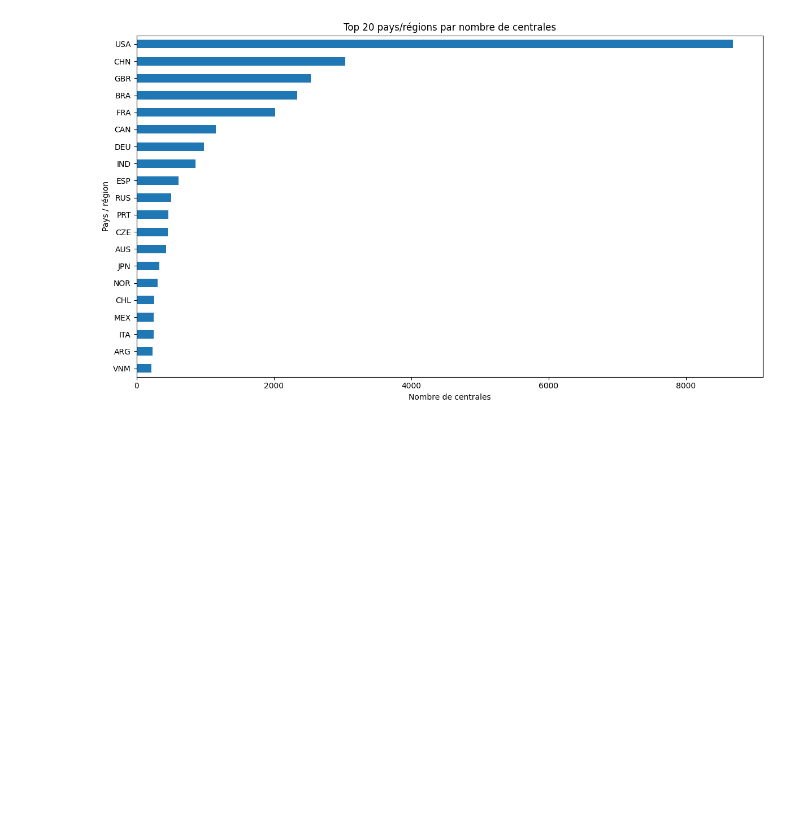
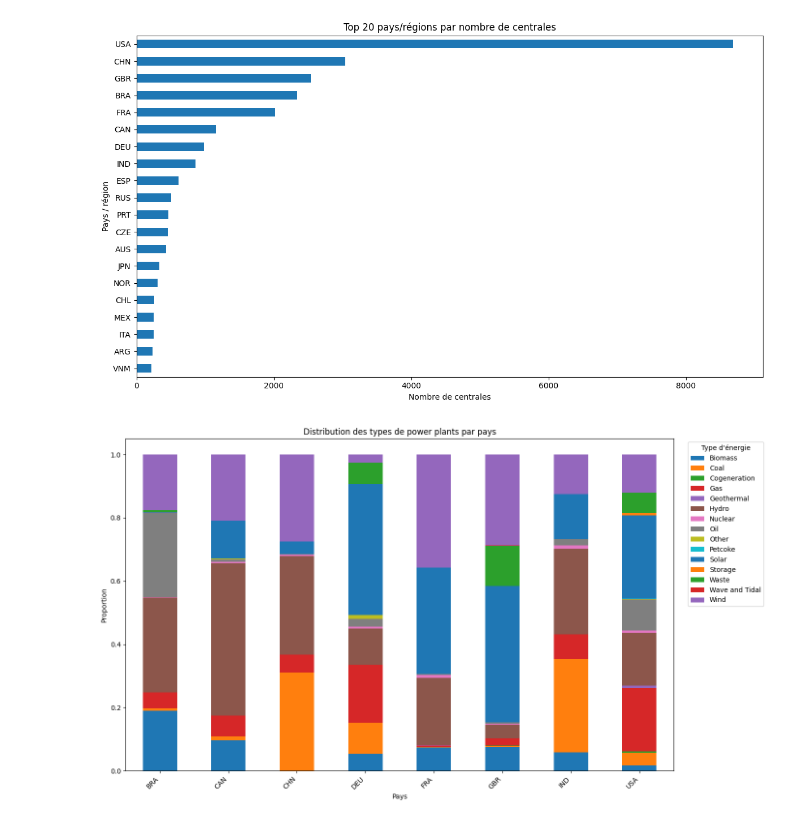
Before and after one commit to com-480-data-visualization/Deforest-Gump, a Jupyter notebook: data/csv/visualization.ipynb, the cells around one changed output. Saved outputs shown, nothing was run; the diff lists cells and outputs as text; code cells hidden in the pictures; blank space fills up the shorter version.

```diff
--- a/data/csv/visualization.ipynb
+++ b/data/csv/visualization.ipynb
@@ -322,3 +322,35 @@ RUS     505
 [figure]
 [figure]
 [figure]
+# %%
+def plot_fuel_distribution_by_country(
+    df: pd.DataFrame,
+    fuel_col: str,
+    country_col: str,
+    top_n_countries: int,
+    output_dir: Optional[Path]
+) -> None:
+    top_countries = df[country_col].dropna().value_counts().head(top_n_countries).index
+    filtered = df[df[country_col].isin(top_countries)].dropna(subset=[fuel_col, country_col])
+
+    crosstab = pd.crosstab(filtered[country_col], filtered[fuel_col])
+    proportions = crosstab.div(crosstab.sum(axis=1), axis=0)
+
+    plt.figure(figsize=(14, 8))
+    proportions.plot(kind="bar", stacked=True, ax=plt.gca())
+    plt.title("Distribution des types de power plants par pays")
+    plt.xlabel("Pays")
+    plt.ylabel("Proportion")
+    plt.xticks(rotation=45, ha="right")
+    plt.legend(title="Type d'énergie", bbox_to_anchor=(1.02, 1), loc="upper left")
+    plt.tight_layout()
+
+    if output_dir:
+        plt.savefig(output_dir / "fuel_distribution_by_country.png", dpi=300, bbox_inches="tight")
+    else:
+        plt.show()
+    plt.close()
+# %%
+plot_fuel_distribution_by_country(df, fuel_col, country_col, 8, None)
+# %% [output]
+[figure, added]
```
